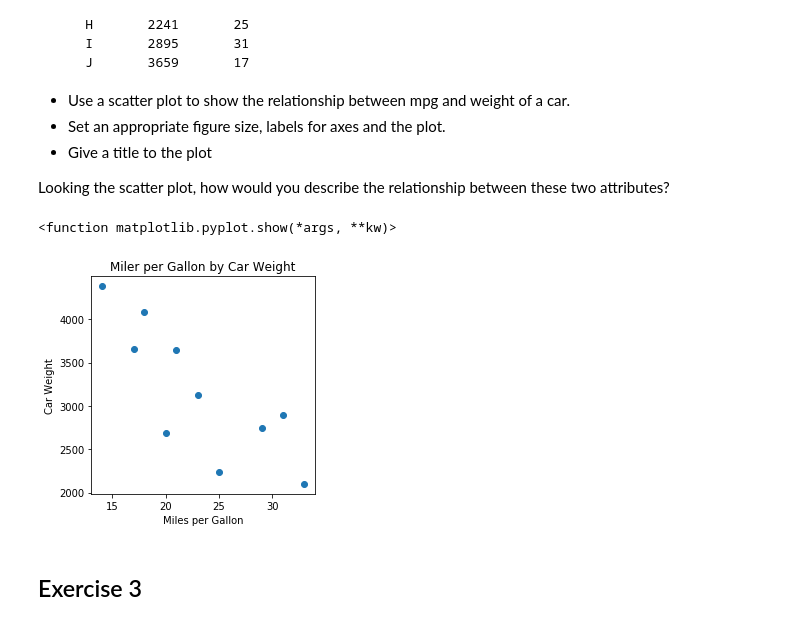
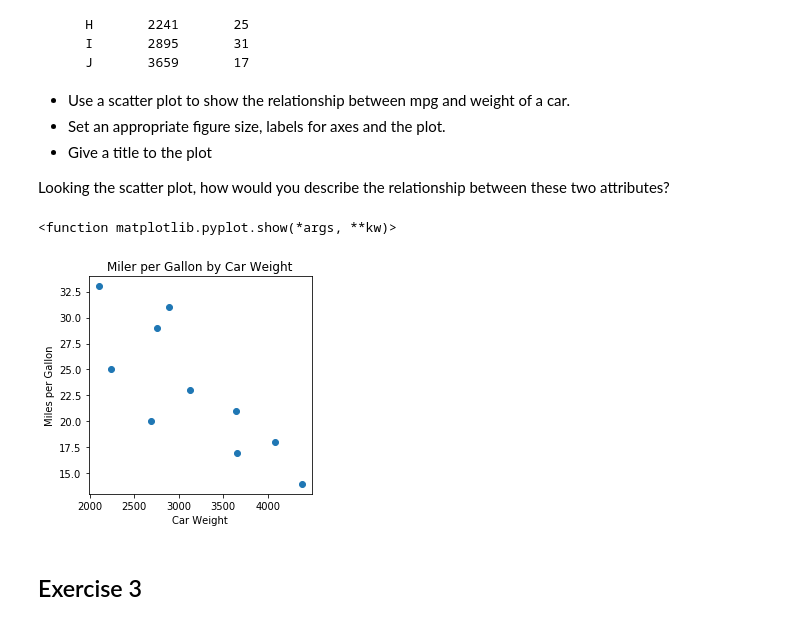
Before and after one commit to oh-hyun-joo/dsc-0-01-22-visualizing-data-lab-online-ds-pt-100118, a Jupyter notebook: index.ipynb, the cells around one changed output. Saved outputs shown, nothing was run; the diff lists cells and outputs as text; code cells hidden in the pictures.

```diff
--- a/index.ipynb
+++ b/index.ipynb
@@ -67,19 +67,19 @@ Looking the scatter plot, how would you describe the relationship between these
 # %%
 weight = [2750, 3125, 2100, 4082, 2690, 3640, 4380, 2241, 2895, 3659]
 mpg = [29, 23, 33, 18, 20, 21,14, 25, 31, 17]
 
 # Set the figure size in inches
 plt.figure(figsize=(4,4))
 # Plot with scatter()
 plt.scatter(weight,mpg)
-plt.xlabel("Miles per Gallon")
+plt.ylabel("Miles per Gallon")
 plt.xlabel("Car Weight")
 plt.title('Miler per Gallon by Car Weight')
 # Set x and y axes labels and give titles
 plt.show
 # %% [output]
 <function matplotlib.pyplot.show(*args, **kw)>
-[figure, old version]
+[figure, new version]
 # %% [markdown]
 ## Exercise 3
 # %% [markdown]
```
